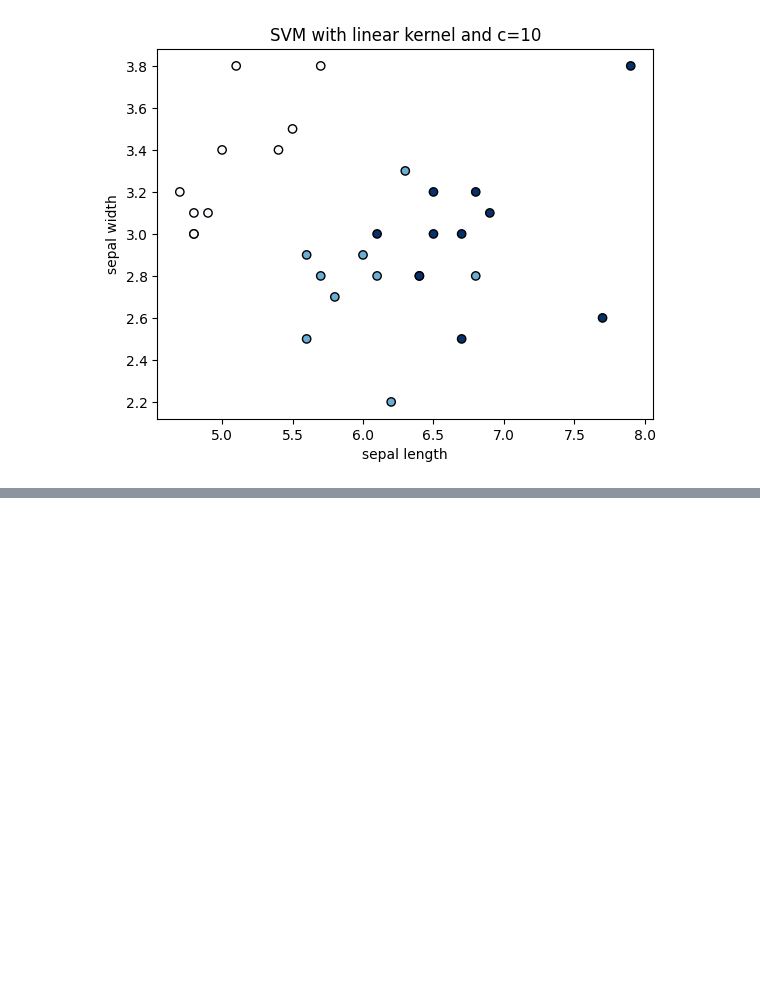
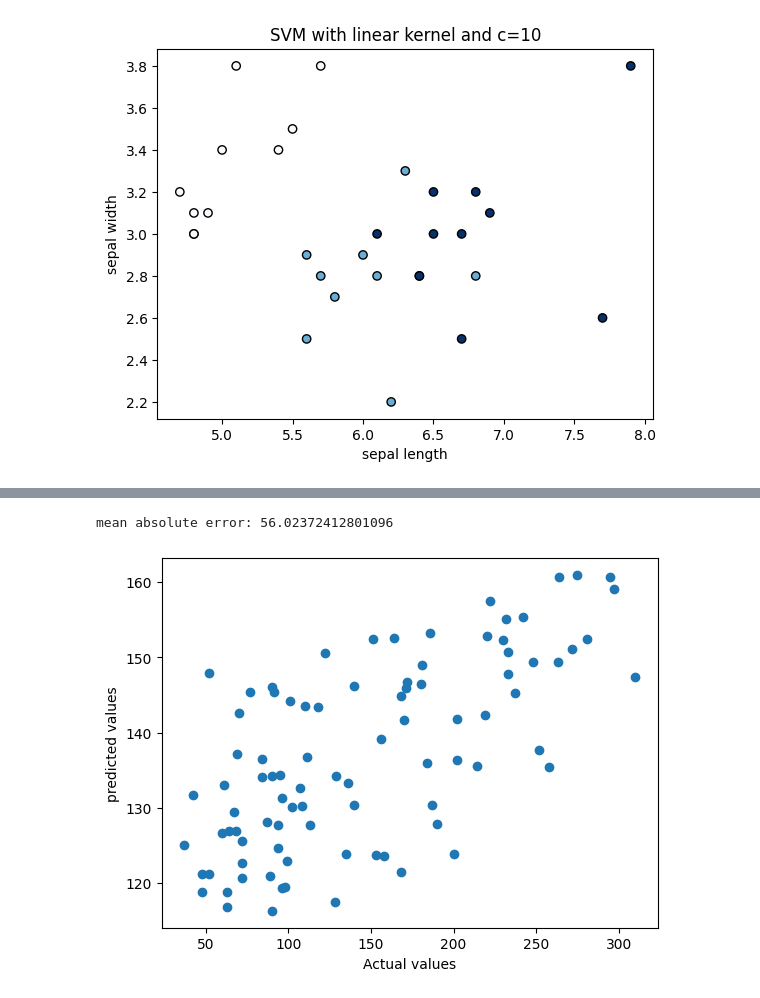
Before and after one commit to anjali10025/machine__learning, a Jupyter notebook: svm_NB.ipynb, the cells around one changed output, grey strips where cells are left out. Cells and saved outputs as stored; diff of their text form; code cells hidden in the pictures; blank space fills up the shorter version.

```diff
--- a/svm_NB.ipynb
+++ b/svm_NB.ipynb
@@ -211,0 +563,24 @@ print(encoded_df)
+# %%
+#Q:44
+from sklearn.datasets import load_diabetes
+from sklearn.model_selection import train_test_split
+from sklearn.svm import SVR
+from sklearn.metrics import mean_absolute_error
+import matplotlib.pyplot as plt
+
+X,y = load_diabetes(return_X_y=True)
+x_train,x_test,y_train,y_test = train_test_split(X,y,test_size=0.2,random_state=42)
+svm = SVR(kernel='rbf')
+svm.fit(x_train,y_train)
+y_pred = svm.predict(x_test)
+Mean_absolute_error = mean_absolute_error(y_test,y_pred)
+print("mean absolute error:", Mean_absolute_error)
+
+plt.scatter(y_test,y_pred)
+plt.xlabel("Actual values")
+plt.ylabel("predicted values")
+
+plt.show()
+# %% [output]
+mean absolute error: 56.02372412801096
+[figure, added]
```
Also changed, not shown: parts of 6 cells of this notebook.
